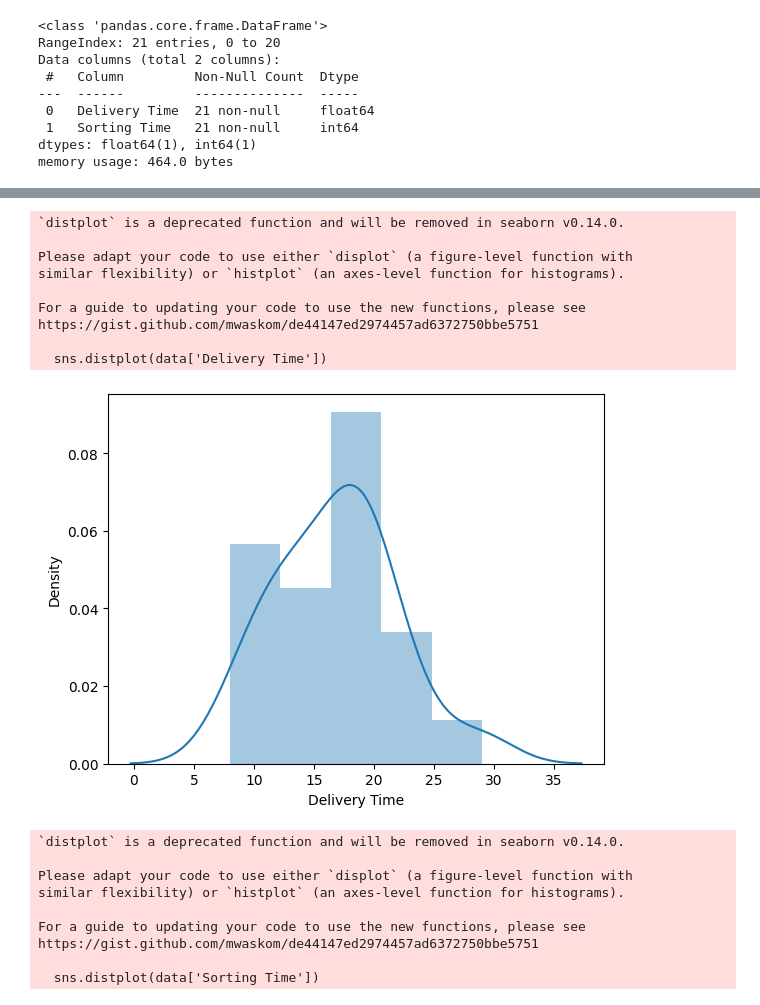
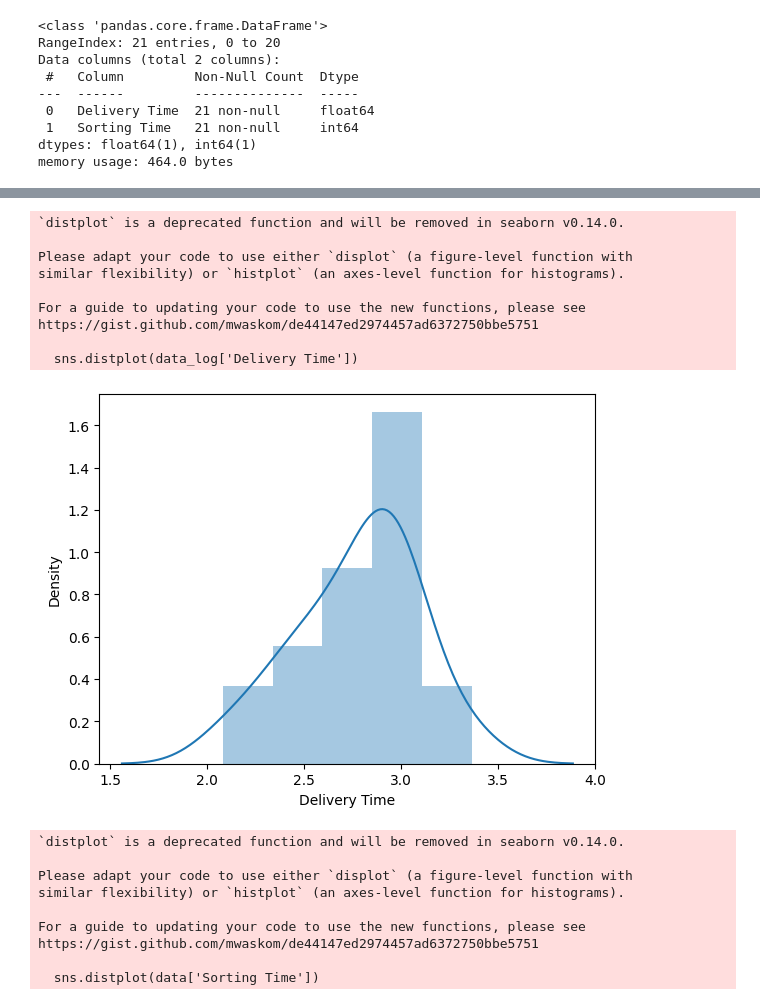
Before and after one commit to NamrataIngle/DS-Assignments, a Jupyter notebook: Assignment_4__Simple_Linear_Regression.ipynb, the cells around one changed output, grey strips where cells are left out. Cells and saved outputs as stored; diff of their text form; code cells hidden in the pictures.

```diff
--- a/Assignment_4__Simple_Linear_Regression.ipynb
+++ b/Assignment_4__Simple_Linear_Regression.ipynb
@@ -47,3 +47,6 @@ Data columns (total 2 columns):
  1   Sorting Time   21 non-null     int64
 dtypes: float64(1), int64(1)
 memory usage: 464.0 bytes
+# %%
+#Log Transformation
+data_log = np.log(data)
@@ -50,17 +77,17 @@ memory usage: 464.0 bytes
 # %%
-sns.distplot(data['Delivery Time'])
+sns.distplot(data_log['Delivery Time'])
 plt.show()
 # %% [output]
 `distplot` is a deprecated function and will be removed in seaborn v0.14.0.
 
 Please adapt your code to use either `displot` (a figure-level function with
 similar flexibility) or `histplot` (an axes-level function for histograms).
 
 For a guide to updating your code to use the new functions, please see
 https://gist.github.com/mwaskom/de44147ed2974457ad6372750bbe5751
 
-  sns.distplot(data['Delivery Time'])
+  sns.distplot(data_log['Delivery Time'])
-[figure, old version]
+[figure, new version]
 # %%
 sns.distplot(data['Sorting Time'])
 plt.show()
```
Also changed, not shown: parts of 26 cells of this notebook, 9 other files.
